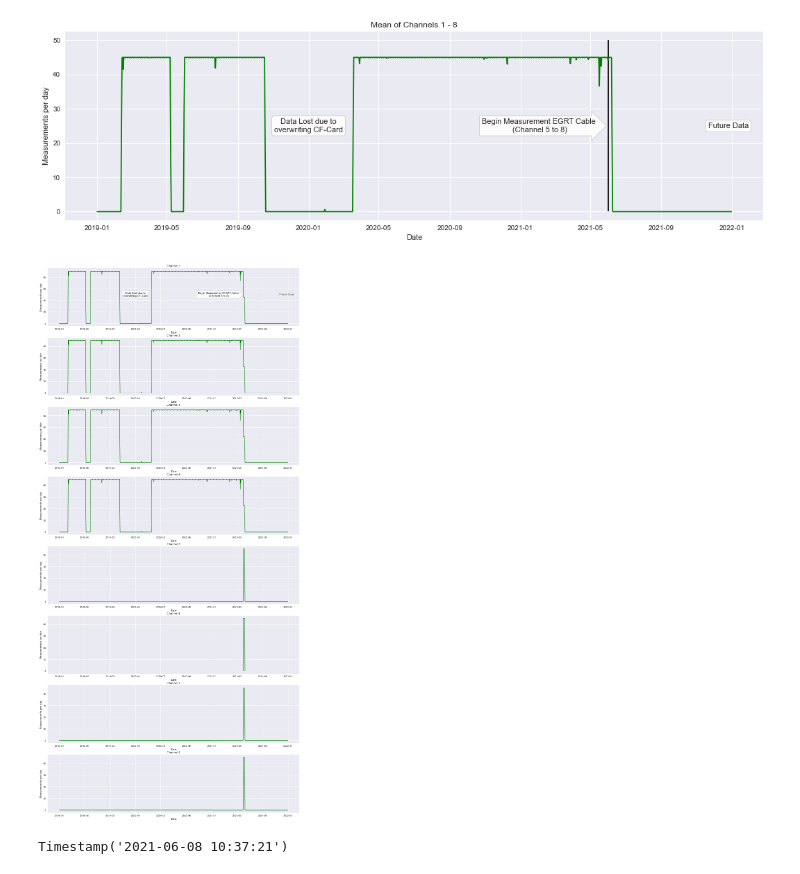
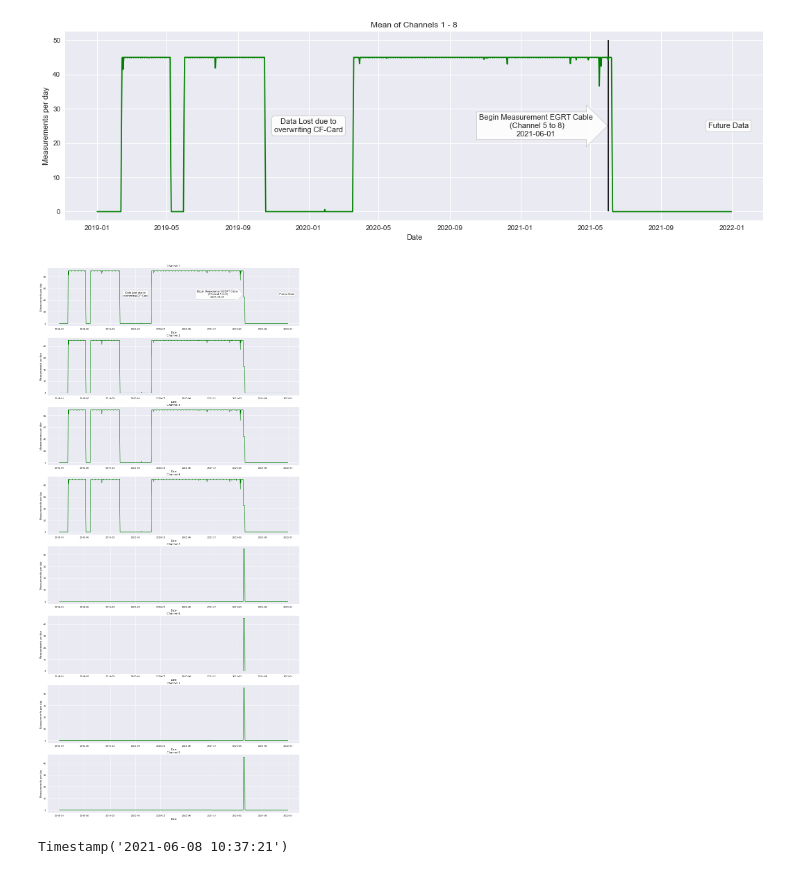
Before and after one commit to mvwick/Scripts_Masterarbeit, a Jupyter notebook: charon4_txt_to_python.ipynb, the cells around one changed output. Cells and saved outputs as stored; diff of their text form; code cells hidden in the pictures.

```diff
--- a/charon4_txt_to_python.ipynb
+++ b/charon4_txt_to_python.ipynb
@@ -283,3 +309,8 @@ Wall time: 7.87 s
+# %%
+# rows with nan, why? Should drop them before saving my_database
+# maybe due to stopping an running measurement? or my concat?
+data_2021["1"]["4"] = data_2021["1"]["4"].drop(pd.to_datetime('2021-04-26 08:55:50'),axis=0)
+data_2021["1"]["4"] = data_2021["1"]["4"].drop(pd.to_datetime('2021-04-28 08:28:17'),axis=0)
 # %%
 %%time
 #Wall time: 41.3 s
@@ -370,15 +401,22 @@ daniel_dic_4=add_daniel_data_to_2019(daniel_ch4,"4")
 %%time
 # Wall time: 12min 25s only csv
 # Wall time: 24.4 s only pickle
+def data_save_helper(data_20xx,channel):
+    """merges different months to one file"""
+    # join all month, so that the data is saved
+    first_month=list(data_20xx[channel].keys())[0]
+    one_file=data_20xx[channel][first_month]
+    for month in list(data_20xx[channel].keys())[1:]: #skip first month, defined above
+        one_file = pd.concat([one_file, data_20xx[channel][month]], axis=0)
+    # sort all dates, in 2019 is month 9 before 10. Did not yet check how this happened,
+    # but this is solved with this line anyway
+    one_file = one_file.sort_index()
+    return one_file
 
 def save_data_csv(data_20xx,save_to_path):
     """"""
     for channel in data_20xx.keys():
-        # join all month, so that the data is saved
-        first_month=list(data_20xx[channel].keys())[0]
-        one_file=data_20xx[channel][first_month]
-        for month in list(data_20xx[channel].keys())[1:]: #skip first month, defined above
-            one_file=pd.concat([one_file, data_20xx[channel][month]], axis=0)
+        one_file = data_save_helper(data_20xx,channel)
 
         # save data
         year=one_file.index[10].strftime("%Y") #randomly chose 10; very bad solution
@@ -389,21 +427,18 @@ def save_data_csv(data_20xx,save_to_path):
 def write_pickle(save_to:str,data_20xx):
     #Function to write pickle Files
     for channel in data_20xx.keys():
-        # join all month, so that the data is saved
-        first_month=list(data_20xx[channel].keys())[0]
-        one_file=data_20xx[channel][first_month]
-        for month in list(data_20xx[channel].keys())[1:]: #skip first month, defined above
-            one_file=pd.concat([one_file, data_20xx[channel][month]], axis=0)
+        one_file = data_save_helper(data_20xx,channel)
 
+        # save data
         year=one_file.index[10].strftime("%Y") #randomly chose 10; very bad solution
         filename=f"\\temp_ch{channel}_{year}"
         with open(save_to + filename, 'wb') as handle:
             pickle.dump(one_file, handle, protocol=pickle.HIGHEST_PROTOCOL)
 
-# Which dataformat is best, thats nice short overview:
+# Which dataformat is best? Thats nice short overview:
 # https://towardsdatascience.com/the-best-format-to-save-pandas-data-414dca023e0d
 # Save data
-save_to = path_to_controller[0] + "\..\..\my_database"
+save_to = path_to_controller[0] + "\..\..\my_database\csv"
 if data_save_csv:
     save_data_csv(data_2021,save_to)
     save_data_csv(data_2020,save_to)
@@ -549,7 +583,6 @@ plt.show()
 # Plot each channel seperate
 #from cycler import cycler
 
-plt.style.use("seaborn")
 # when plotting all different channels in one plot using a loop, this cycler is handy
 #plt.rc('lines', linewidth=4)
 #plt.rc('axes', prop_cycle=(cycler('color', ['r', 'g', 'b', 'y']) + cycler('linestyle', ['--', '--', '--', '--'])))
@@ -571,33 +604,33 @@ bbox_props = dict(boxstyle="round", fc="w", ec="0.5", alpha=0.9)
 size=11; y=50; ha="center"; va="center"
 x=mdates.date2num(pd.to_datetime("01.01.2020"))
 axs[0].text(x, y,"Data Lost due to\noverwriting CF-Card", ha=ha, va=va, size=size, bbox=bbox_props) # data lost box
 # p is index of last date with 0 data from behind
 p=np.argmax(mean_2021[::-1] > 0) #flip dataframe to allow single days without measurements in between others
 # Needs to be UPDATED for a new year with data !!!!!!!!!!!!!!!!!!!!!!!!!!!!!!!!!!!!!!!!!!!!!!!!!!!!!!!!!!!!!!!!!!!!!!!!!!!!!!
 x=mdates.date2num(pd.to_datetime(date_2021[-p] + timedelta(days=200)))
 axs[0].text(x, y,"Future Data", ha=ha, va=va, size=size, bbox=bbox_props) # Future data box
 # Add Patch at begin of measurement of EGRT cable (channel 5-8)
 #x=mdates.date2num(pd.to_datetime('2021-06-01 13:26:07')) #date of first measurement of EGRT Cable
 bbox_props = dict(boxstyle="rarrow", fc="w", ec="0.5", alpha=0.9)
-x=mdates.date2num(pd.to_datetime('2021-06-01 13:26:07')- timedelta(days=120))
-axs[0].text(x, y,"Begin Measurement EGRT Cable\n (Channel 5 to 8)", ha=ha, va=va, size=size, bbox=bbox_props)
+x=mdates.date2num(pd.to_datetime('2021-06-01 13:26:07')- timedelta(days=125))
+axs[0].text(x, y,"Begin Measurement EGRT Cable\n (Channel 5 to 8)\n2021-06-01", ha=ha, va=va, size=size, bbox=bbox_props)
 
 if plot_save:
     save_path = "pictures/all_channels_measpday.png"
     save_path_dpi720 = "pictures/dpi720/all_channels_measpday_dpi720.png"
     plt.savefig(save_path)
     plt.savefig(save_path_dpi720, dpi=720)
     # copy pictures to my_database
     save_to = path_to_controller[0] + "\..\..\my_database\overview_plots"
     save_to_dpi720 = path_to_controller[0] + "\..\..\my_database\overview_plots\dpi720"
     copy_file(save_path, save_to)
     copy_file(save_path_dpi720, save_to_dpi720)
 plt.show()
 # part which was overwritten, 2019-09 till 2020-01, in sciebo are data till 2019-10.
 
 # 90 Messungen pro Tag pro Channel is maximum: 24*60*60/45/8 = 240 s Mittelungszeitraum einer Messung
 # 24*60*60: Sekunden pro Tag
 # 45: Messungen pro Tag
 # 8: Channel in denen gemessen wird
 # %% [output]
-[figure, old version]
+[figure, new version]
```
Also changed, not shown: parts of 12 cells of this notebook, 13 other files.
